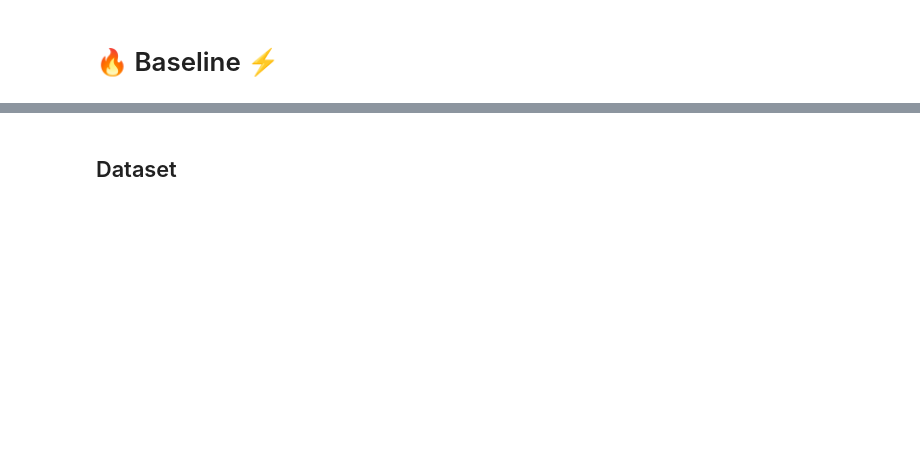
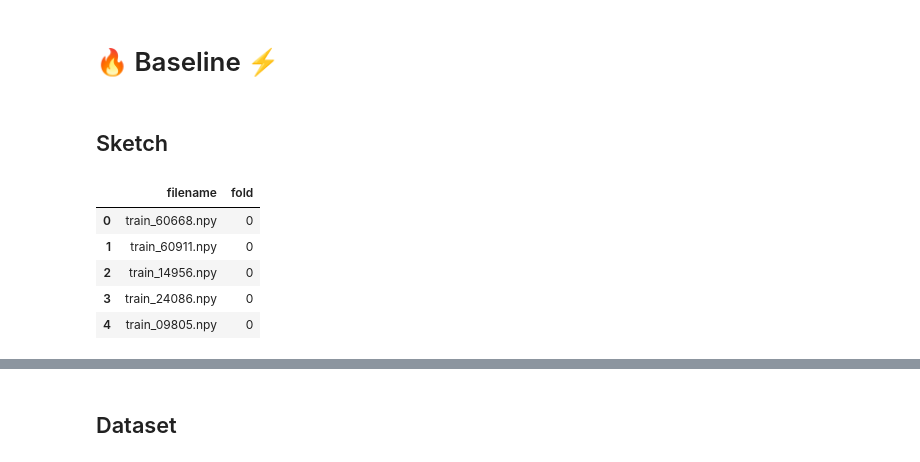
Before and after one commit to giwankim/precipitation-nowcasting, a Jupyter notebook: notebooks/01-baseline-pytorch.ipynb, the cells around one changed output, grey strips where cells are left out. Saved outputs shown, nothing was run; the diff lists cells and outputs as text; code cells hidden in the pictures; blank space fills up the shorter version.

```diff
--- a/notebooks/01-baseline-pytorch.ipynb
+++ b/notebooks/01-baseline-pytorch.ipynb
@@ -25,0 +48,22 @@ PATH = Path("../input")
+# %%
+args = dict(
+    seed=42,
+    dams=(6071, 6304, 7026, 7629, 7767, 8944, 11107),
+    train_folds_csv=Path("../input/train_folds.csv"),
+    train_data_path=Path("../input/train"),
+    test_data_path=Path("../input/test"),
+    model_dir=Path("../models"),
+    output_dir=Path("../output"),
+    rng=255.0,
+    num_workers=4,
+    gpus=1,
+    lr=5e-4,
+    max_epochs=50,
+    batch_size=128,
+    precision=16,
+    optimizer="adamw",
+    scheduler="cosine",
+    warmup_epochs=1,
+    accumulate_grad_batches=1,
+    gradient_clip_val=5.0,
+)
@@ -26,2 +72,14 @@ PATH = Path("../input")
 # %% [markdown]
 # 🔥 Baseline ⚡️
+# %% [markdown]
+## Sketch
+# %%
+df = pd.read_csv(args["train_folds_csv"])
+df.head()
+# %% [output]
+|  | filename | fold |
+| 0 | train_60668.npy | 0 |
+| 1 | train_60911.npy | 0 |
+| 2 | train_14956.npy | 0 |
+| 3 | train_24086.npy | 0 |
+| 4 | train_09805.npy | 0 |
```
Also changed, not shown: parts of 48 cells of this notebook, 2 other files.
